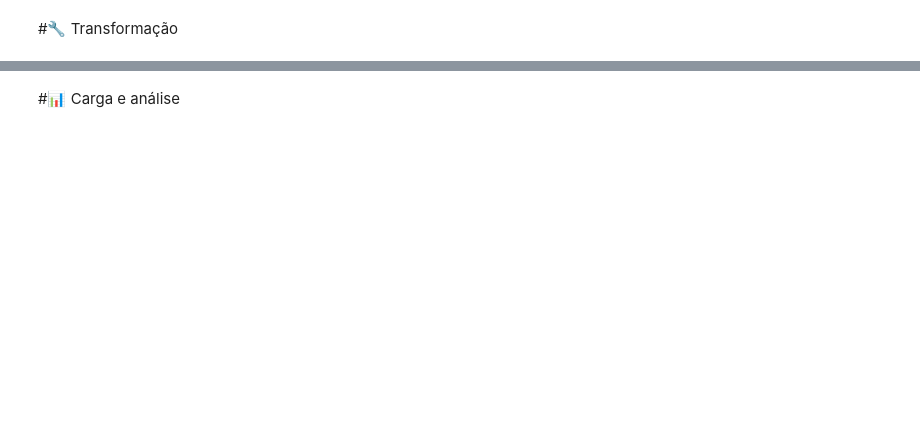
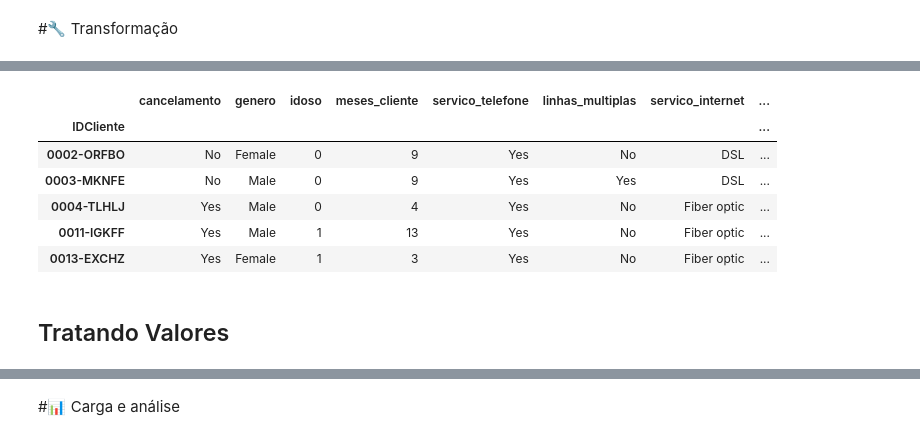
Before and after one commit to Roger-Eloi/Challenge-TelecomX, a Jupyter notebook: TelecomX_BR.ipynb, the cells around one changed output, grey strips where cells are left out. Cells and saved outputs as stored; diff of their text form; code cells hidden in the pictures; blank space fills up the shorter version.

```diff
--- a/TelecomX_BR.ipynb
+++ b/TelecomX_BR.ipynb
@@ -26,0 +41,32 @@ dados
+# %%
+dados_cliente = pd.json_normalize(dados['customer']).drop(columns=['Partner', 'Dependents'])
+dados_telefone = pd.json_normalize(dados['phone'])
+dados_internet = pd.json_normalize(dados['internet'])
+dados_conta = pd.json_normalize(dados['account']).drop(columns=['PaperlessBilling'])
+# %%
+id_cliente = dados.drop(columns=['customer', 'phone', 'internet', 'account'])
+dados = pd.concat([id_cliente, dados_cliente, dados_telefone, dados_internet, dados_conta], axis=1)
+
+dados = dados.rename(columns={'customerID': 'IDCliente',
+                              'Churn': 'cancelamento',
+                              'gender': 'genero',
+                              'SeniorCitizen': 'idoso',
+                              'tenure': 'meses_cliente',
+                              'PhoneService': 'servico_telefone',
+                              'MultipleLines': 'linhas_multiplas',
+                              'InternetService': 'servico_internet',
+                              'OnlineSecurity': 'seguranca_online',
+                              'backup_online': 'backup_online',
+                              'DeviceProtection': 'protecao_dispositivo',
+                              'TechSupport': 'suporte_tecnico',
+                              'StreamingTV': 'streaming_tv',
+                              'StreamingMovies': 'streaming_filmes',
+                              'Contract': 'tipo_contrato',
+                              'PaymentMethod': 'forma_pagamento',
+                              'Charges.Monthly': 'valor_mensal',
+                              'Charges.Total': 'valor_total'
+                     })
+
+dados.set_index('IDCliente', inplace=True)
+
+display(dados.info())
@@ -26,0 +92,12 @@ dados
+# %%
+dados.head()
+# %% [output]
+|  | cancelamento | genero | idoso | meses_cliente | servico_telefone | linhas_multiplas | servico_internet | ... |
+| IDCliente |  |  |  |  |  |  |  | ... |
+| 0002-ORFBO | No | Female | 0 | 9 | Yes | No | DSL | ... |
+| 0003-MKNFE | No | Male | 0 | 9 | Yes | Yes | DSL | ... |
+| 0004-TLHLJ | Yes | Male | 0 | 4 | Yes | No | Fiber optic | ... |
+| 0011-IGKFF | Yes | Male | 1 | 13 | Yes | No | Fiber optic | ... |
+| 0013-EXCHZ | Yes | Female | 1 | 3 | Yes | No | Fiber optic | ... |
+# %% [markdown]
+## Tratando Valores
```
Also changed, not shown: parts of 22 cells of this notebook.
